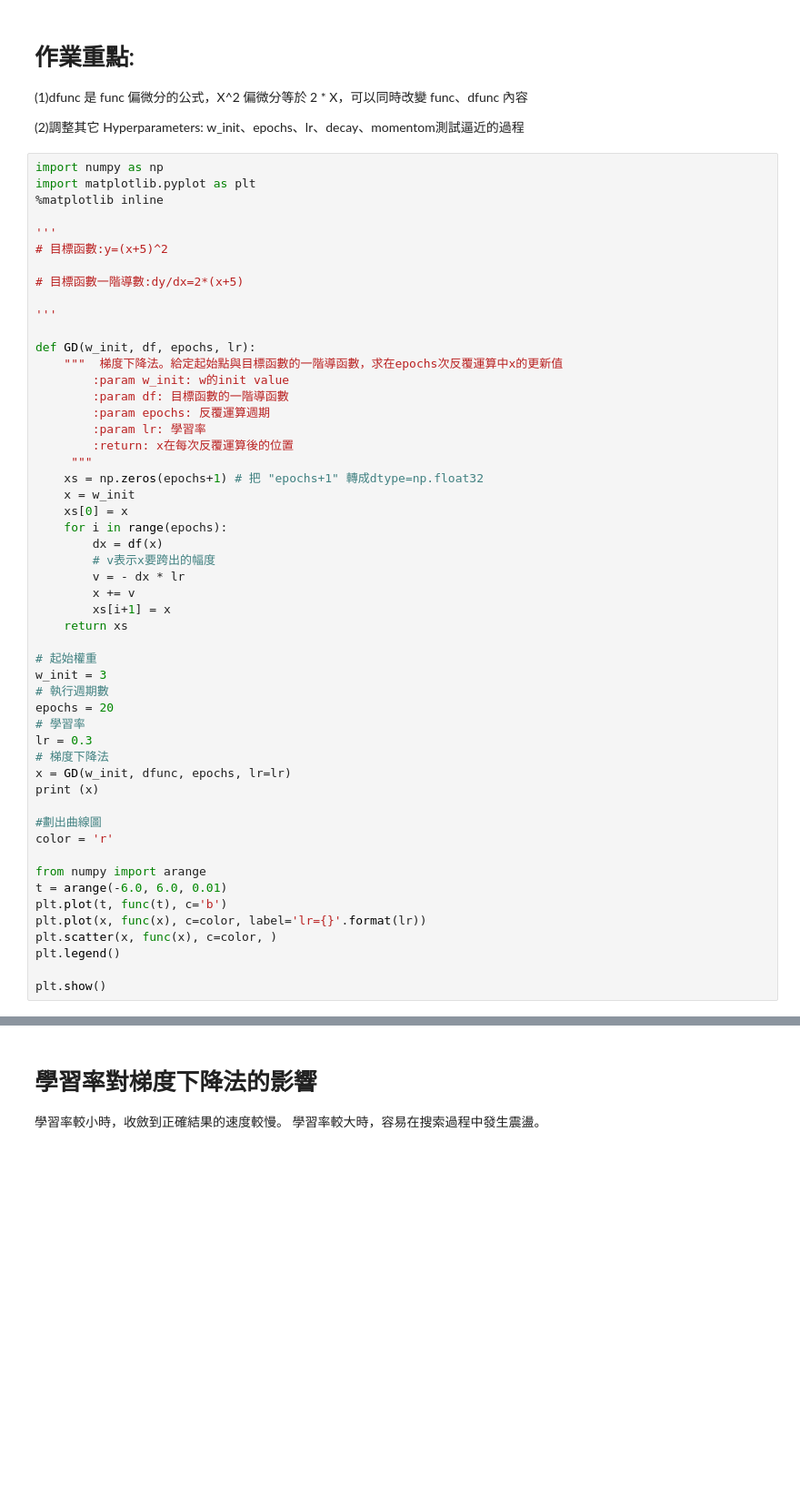
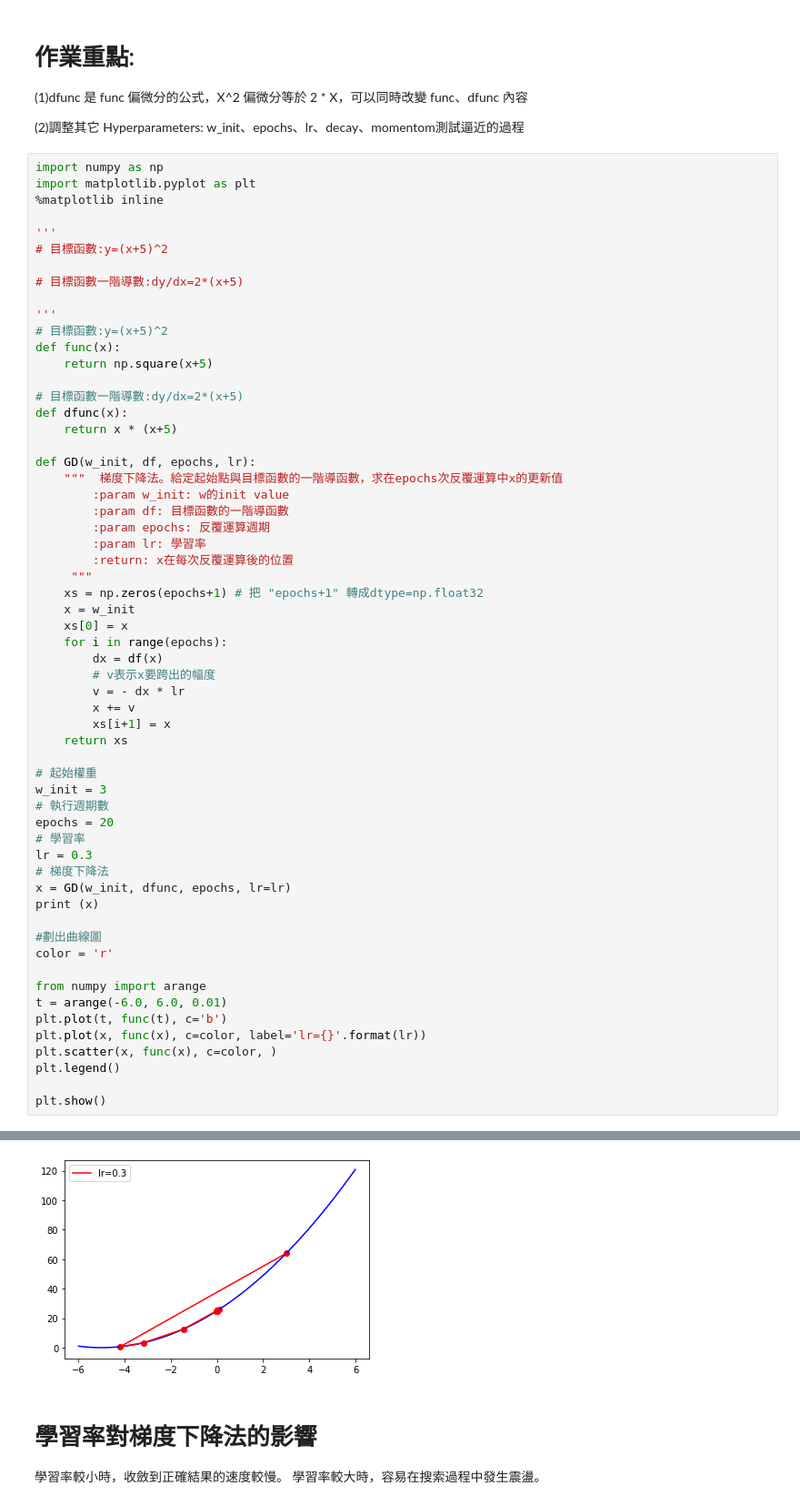
Before and after one commit to porpoisewise/3rd-ML100Days, a Jupyter notebook: homework/Day_074_Gradient_Descent_HW.ipynb, the cells around one changed output, grey strips where cells are left out. Shown: that part at 91% size. Cells and saved outputs as stored; diff of their text form; blank space fills up the shorter version.

```diff
--- a/homework/Day_074_Gradient_Descent_HW.ipynb
+++ b/homework/Day_074_Gradient_Descent_HW.ipynb
@@ -19,6 +19,13 @@ import matplotlib.pyplot as plt
 # 目標函數一階導數:dy/dx=2*(x+5)
 
 '''
+# 目標函數:y=(x+5)^2
+def func(x):
+    return np.square(x+5)
+
+# 目標函數一階導數:dy/dx=2*(x+5)
+def dfunc(x):
+    return x * (x+5)
 
 def GD(w_init, df, epochs, lr):
     """  梯度下降法。給定起始點與目標函數的一階導函數，求在epochs次反覆運算中x的更新值
@@ -65,3 +77,4 @@ NameError: name 'dfunc' is not defined
+[figure, added]
 # %% [markdown]
 # 學習率對梯度下降法的影響
 學習率較小時，收斂到正確結果的速度較慢。
```
Also changed, not shown: parts of 4 cells of this notebook.
